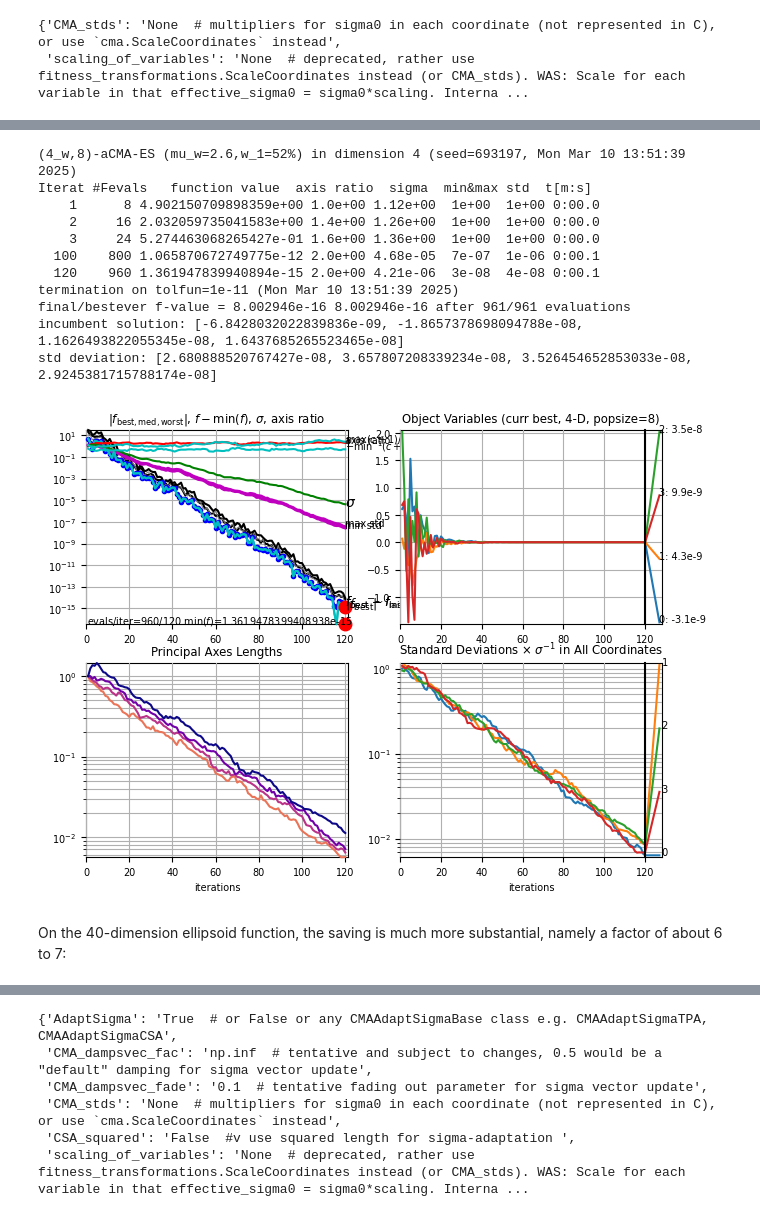
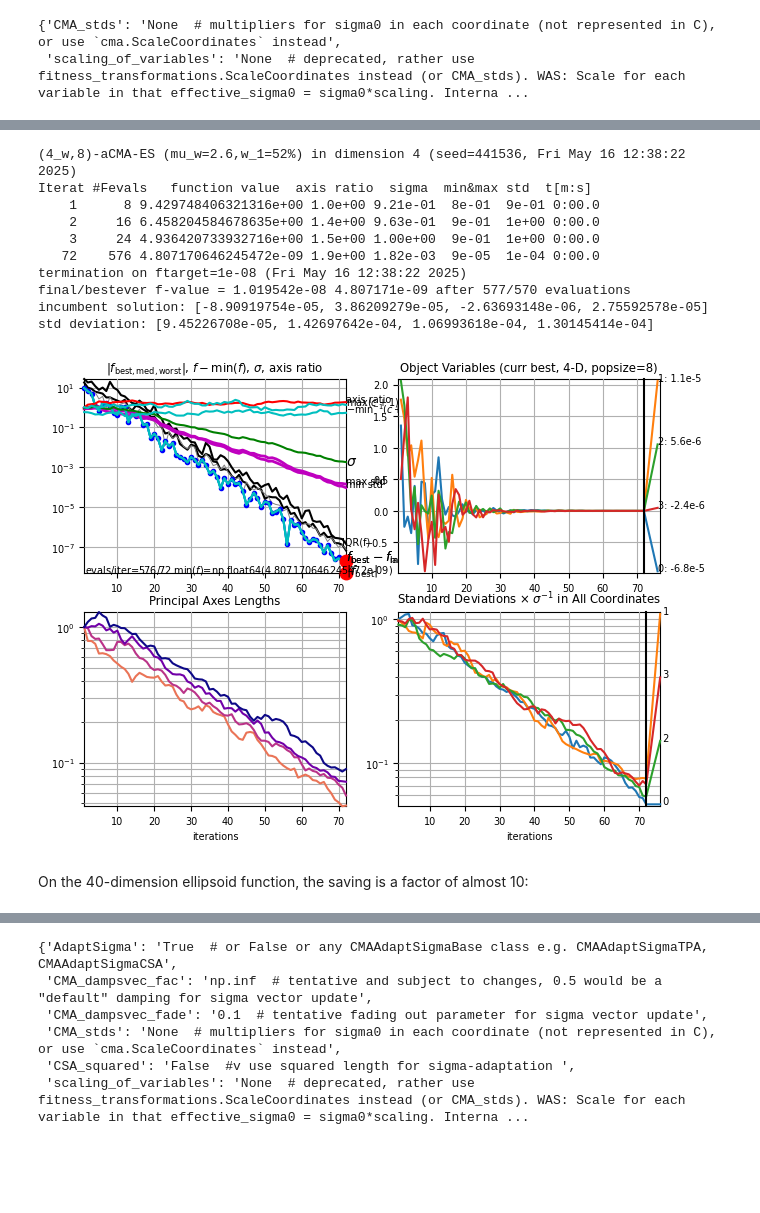
Before and after one commit to CMA-ES/pycma, a Jupyter notebook: notebooks/notebook-usecases-basics.ipynb, the cells around one changed output, grey strips where cells are left out. Saved outputs shown, nothing was run; the diff lists cells and outputs as text; code cells hidden in the pictures; blank space fills up the shorter version.

```diff
--- a/notebooks/notebook-usecases-basics.ipynb
+++ b/notebooks/notebook-usecases-basics.ipynb
@@ -147,20 +191,19 @@ We rescale the ellipsoid function to its most benign form. In dimension 4, this
 # %%
 fun2 = cma.ScaleCoordinates(fun, [1000**(-i / 3) for i in range(4)])
-xopt2, es2 = cma.fmin2(fun2, x0, sigma0)
+xopt2, es2 = cma.fmin2(fun2, x0, sigma0, {'ftarget':1e-8})
 cma.plot();
 # %% [output]
-(4_w,8)-aCMA-ES (mu_w=2.6,w_1=52%) in dimension 4 (seed=693197, Mon Mar 10 13:51:39 2025)
+(4_w,8)-aCMA-ES (mu_w=2.6,w_1=52%) in dimension 4 (seed=441536, Fri May 16 12:38:22 2025)
 Iterat #Fevals   function value  axis ratio  sigma  min&max std  t[m:s]
-    1      8 4.902150709898359e+00 1.0e+00 1.12e+00  1e+00  1e+00 0:00.0
-    2     16 2.032059735041583e+00 1.4e+00 1.26e+00  1e+00  1e+00 0:00.0
-    3     24 5.274463068265427e-01 1.6e+00 1.36e+00  1e+00  1e+00 0:00.0
-  100    800 1.065870672749775e-12 2.0e+00 4.68e-05  7e-07  1e-06 0:00.1
-  120    960 1.361947839940894e-15 2.0e+00 4.21e-06  3e-08  4e-08 0:00.1
-termination on tolfun=1e-11 (Mon Mar 10 13:51:39 2025)
-final/bestever f-value = 8.002946e-16 8.002946e-16 after 961/961 evaluations
-incumbent solution: [-6.8428032022839836e-09, -1.8657378698094788e-08, 1.1626493822055345e-08, 1.6437685265523465e-08]
-std deviation: [2.680888520767427e-08, 3.657807208339234e-08, 3.526454652853033e-08, 2.9245381715788174e-08]
+    1      8 9.429748406321316e+00 1.0e+00 9.21e-01  8e-01  9e-01 0:00.0
+    2     16 6.458204584678635e+00 1.4e+00 9.63e-01  9e-01  1e+00 0:00.0
+    3     24 4.936420733932716e+00 1.5e+00 1.00e+00  9e-01  1e+00 0:00.0
+   72    576 4.807170646245472e-09 1.9e+00 1.82e-03  9e-05  1e-04 0:00.0
+termination on ftarget=1e-08 (Fri May 16 12:38:22 2025)
+final/bestever f-value = 1.019542e-08 4.807171e-09 after 577/570 evaluations
+incumbent solution: [-8.90919754e-05, 3.86209279e-05, -2.63693148e-06, 2.75592578e-05]
+std deviation: [9.45226708e-05, 1.42697642e-04, 1.06993618e-04, 1.30145414e-04]
-[figure, old version]
+[figure, new version]
 # %% [markdown]
-On the 40-dimension ellipsoid function, the saving is much more substantial, namely a factor of about 6 to 7:
+On the 40-dimension ellipsoid function, the saving is a factor of almost 10:
 # %%
```
Also changed, not shown: parts of 32 cells of this notebook.
